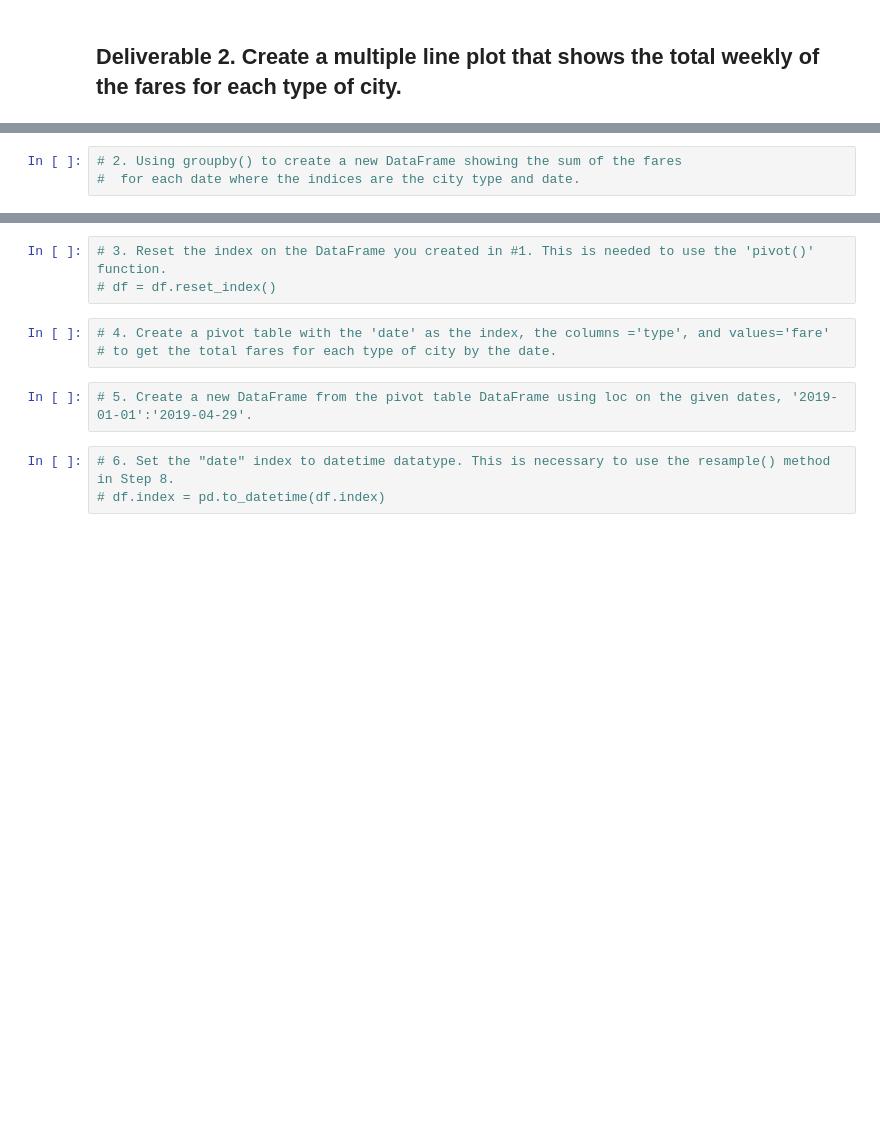
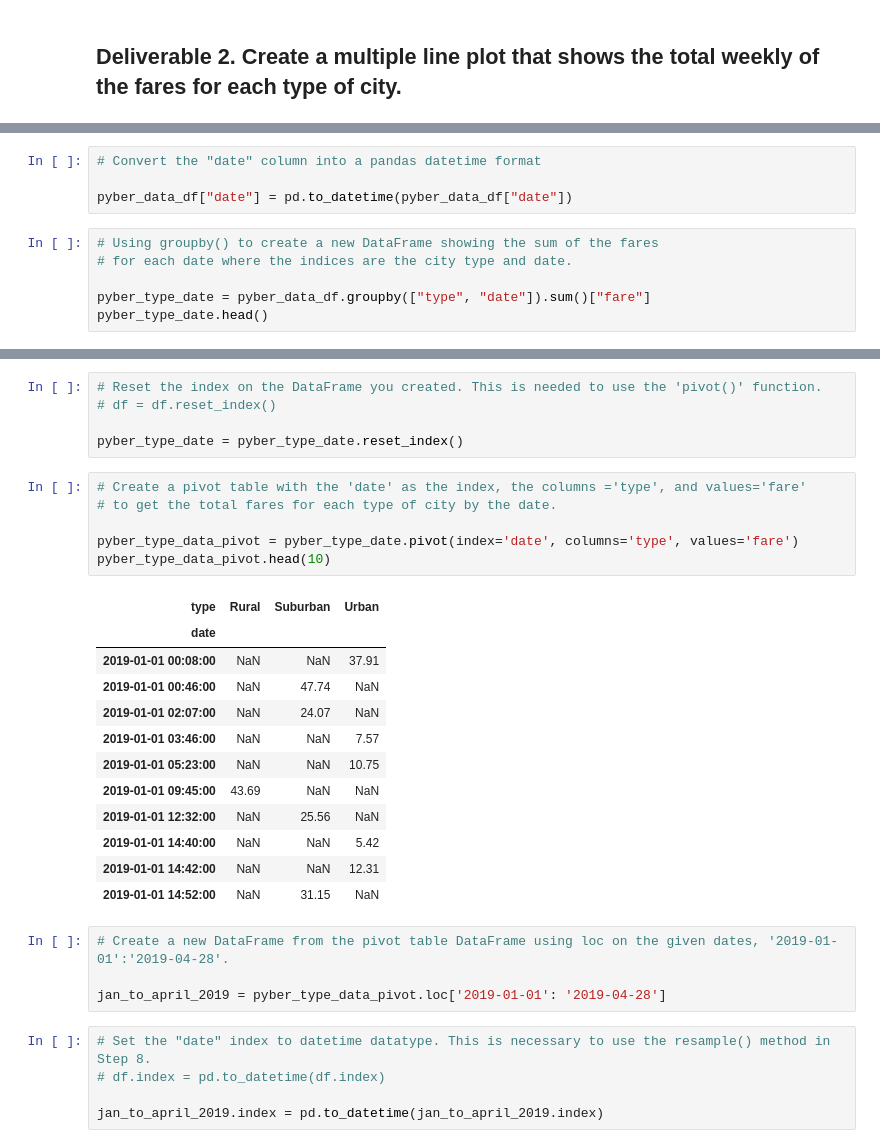
Before and after one commit to Bropell/PyBer_Analysis, a Jupyter notebook: PyBer_Challenge.ipynb, the cells around one changed output, grey strips where cells are left out. Cells and saved outputs as stored; diff of their text form; blank space fills up the shorter version.

```diff
--- a/PyBer_Challenge.ipynb
+++ b/PyBer_Challenge.ipynb
@@ -94,3 +92,10 @@ pyber_summary_df
+# %%
+# Convert the "date" column into a pandas datetime format
+
+pyber_data_df["date"] = pd.to_datetime(pyber_data_df["date"])
 # %%
-# 2. Using groupby() to create a new DataFrame showing the sum of the fares
-#  for each date where the indices are the city type and date.
+# Using groupby() to create a new DataFrame showing the sum of the fares
+# for each date where the indices are the city type and date.
+
+pyber_type_date = pyber_data_df.groupby(["type", "date"]).sum()["fare"]
+pyber_type_date.head()
@@ -97,12 +110,34 @@ pyber_summary_df
 # %%
-# 3. Reset the index on the DataFrame you created in #1. This is needed to use the 'pivot()' function.
+# Reset the index on the DataFrame you created. This is needed to use the 'pivot()' function.
 # df = df.reset_index()
+
+pyber_type_date = pyber_type_date.reset_index()
 # %%
-# 4. Create a pivot table with the 'date' as the index, the columns ='type', and values='fare'
+# Create a pivot table with the 'date' as the index, the columns ='type', and values='fare'
 # to get the total fares for each type of city by the date.
+
+pyber_type_data_pivot = pyber_type_date.pivot(index='date', columns='type', values='fare')
+pyber_type_data_pivot.head(10)
+# %% [output]
+| type | Rural | Suburban | Urban |
+| date |  |  |  |
+| 2019-01-01 00:08:00 | NaN | NaN | 37.91 |
+| 2019-01-01 00:46:00 | NaN | 47.74 | NaN |
+| 2019-01-01 02:07:00 | NaN | 24.07 | NaN |
+| 2019-01-01 03:46:00 | NaN | NaN | 7.57 |
+| 2019-01-01 05:23:00 | NaN | NaN | 10.75 |
+| 2019-01-01 09:45:00 | 43.69 | NaN | NaN |
+| 2019-01-01 12:32:00 | NaN | 25.56 | NaN |
+| 2019-01-01 14:40:00 | NaN | NaN | 5.42 |
+| 2019-01-01 14:42:00 | NaN | NaN | 12.31 |
+| 2019-01-01 14:52:00 | NaN | 31.15 | NaN |
 # %%
-# 5. Create a new DataFrame from the pivot table DataFrame using loc on the given dates, '2019-01-01':'2019-04-29'.
+# Create a new DataFrame from the pivot table DataFrame using loc on the given dates, '2019-01-01':'2019-04-28'.
+
+jan_to_april_2019 = pyber_type_data_pivot.loc['2019-01-01': '2019-04-28']
 # %%
-# 6. Set the "date" index to datetime datatype. This is necessary to use the resample() method in Step 8.
+# Set the "date" index to datetime datatype. This is necessary to use the resample() method in Step 8.
 # df.index = pd.to_datetime(df.index)
+
+jan_to_april_2019.index = pd.to_datetime(jan_to_april_2019.index)
 # %%
```
Also changed, not shown: parts of 5 cells of this notebook, 1 other file.
